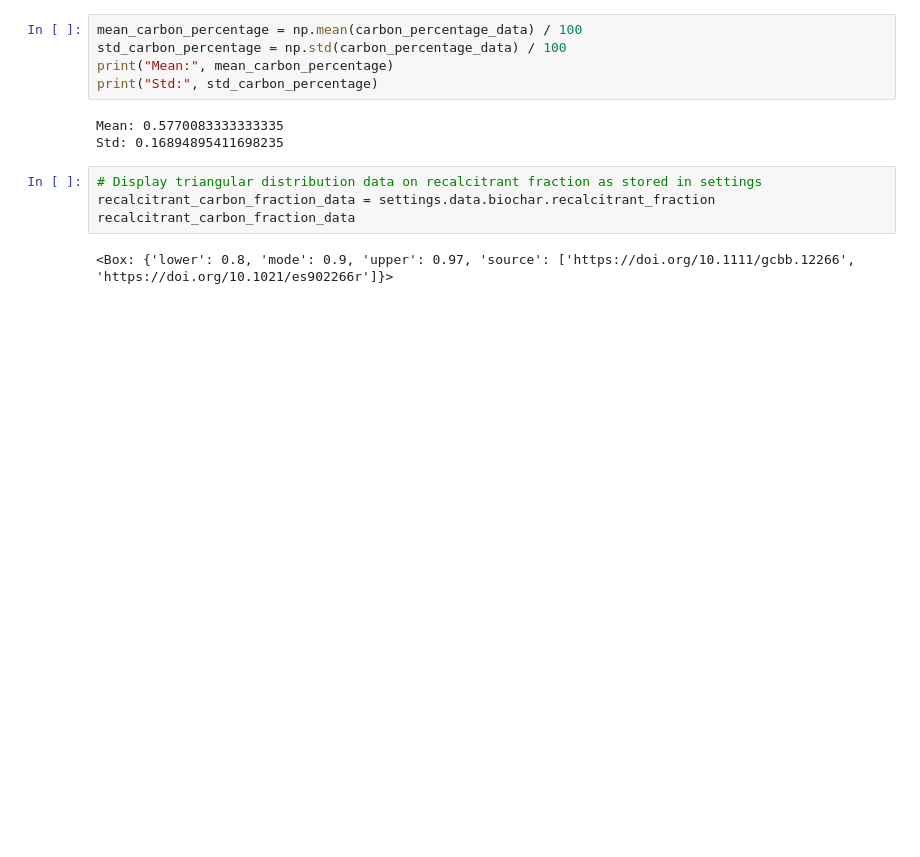
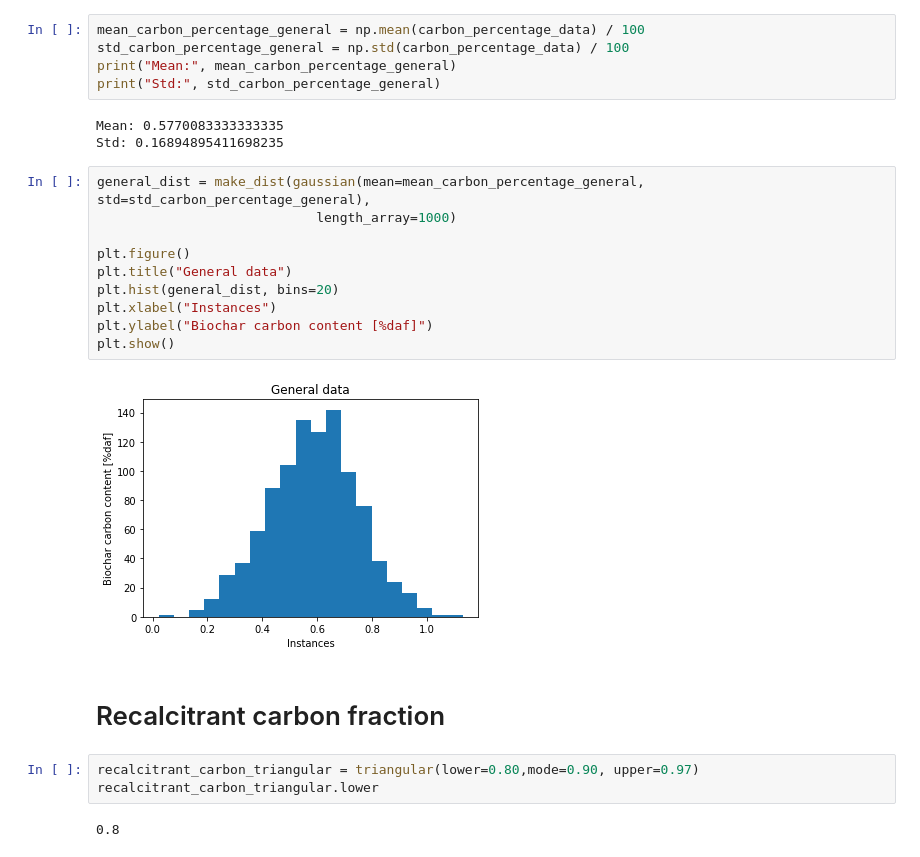
Before and after one commit to SimonAscher/Gasification_LCA_TEA, a Jupyter notebook: analysis/preliminary/biochar_properties/biochar_properties.ipynb, the cells around one changed output. Drawn from its saved outputs; the diff is of its cells as text; blank space fills up the shorter version.

```diff
--- a/analysis/preliminary/biochar_properties/biochar_properties.ipynb
+++ b/analysis/preliminary/biochar_properties/biochar_properties.ipynb
@@ -28,16 +114,29 @@ carbon_percentage_data
 array([60.04, 59.49, 45.7 , 64.8 , 89.85, 42.  , 46.8 , 65.29, 79.34,
        35.  , 71.  , 33.1 ])
 # %%
-mean_carbon_percentage = np.mean(carbon_percentage_data) / 100
-std_carbon_percentage = np.std(carbon_percentage_data) / 100
-print("Mean:", mean_carbon_percentage)
-print("Std:", std_carbon_percentage)
+mean_carbon_percentage_general = np.mean(carbon_percentage_data) / 100
+std_carbon_percentage_general = np.std(carbon_percentage_data) / 100
+print("Mean:", mean_carbon_percentage_general)
+print("Std:", std_carbon_percentage_general)
 # %% [output]
 Mean: 0.5770083333333335
 Std: 0.16894895411698235
-# %%
-# Display triangular distribution data on recalcitrant fraction as stored in settings
-recalcitrant_carbon_fraction_data = settings.data.biochar.recalcitrant_fraction
-recalcitrant_carbon_fraction_data
-# %% [output]
-<Box: {'lower': 0.8, 'mode': 0.9, 'upper': 0.97, 'source': ['https://doi.org/10.1111/gcbb.12266', 'https://doi.org/10.1021/es902266r']}>
+# %%
+general_dist = make_dist(gaussian(mean=mean_carbon_percentage_general, std=std_carbon_percentage_general),
+                            length_array=1000)
+
+plt.figure()
+plt.title("General data")
+plt.hist(general_dist, bins=20)
+plt.xlabel("Instances")
+plt.ylabel("Biochar carbon content [%daf]")
+plt.show()
+# %% [output]
+[figure, added]
+# %% [markdown]
+# Recalcitrant carbon fraction
+# %%
+recalcitrant_carbon_triangular = triangular(lower=0.80,mode=0.90, upper=0.97)
+recalcitrant_carbon_triangular.lower
+# %% [output]
+0.8
```
Also changed, not shown: parts of 13 cells of this notebook, 9 other files.
